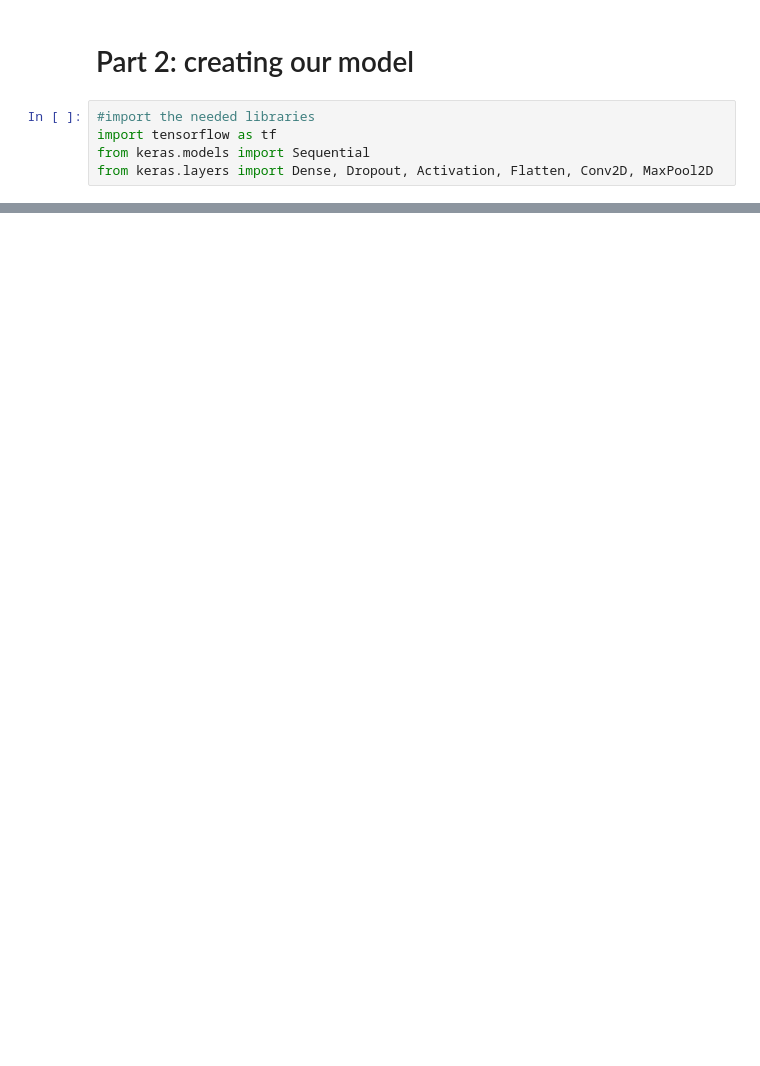
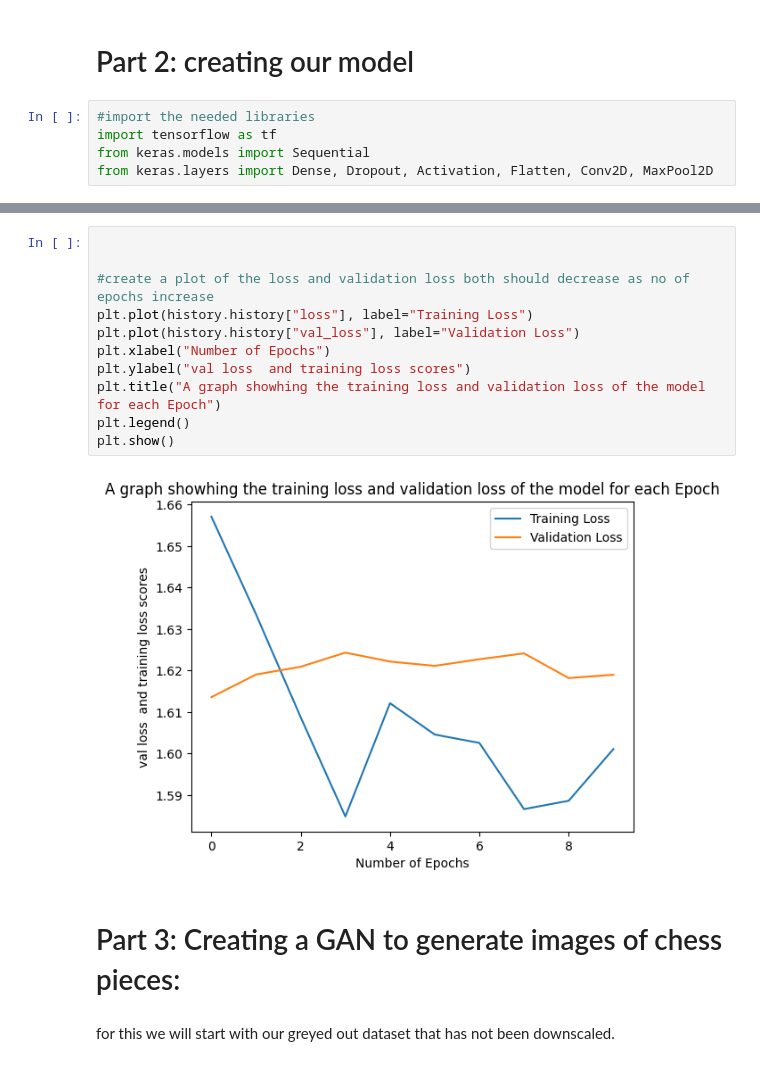
Before and after one commit to Beatrix-droid/introducing-CNNs, a Jupyter notebook: Untitled.ipynb, the cells around one changed output, grey strips where cells are left out. Saved outputs shown, nothing was run; the diff lists cells and outputs as text; blank space fills up the shorter version.

```diff
--- a/Untitled.ipynb
+++ b/Untitled.ipynb
@@ -179,0 +215,17 @@ model.compile(optimizer=tf.keras.optimizers.Adam(learning_rate=0.001),
+# %%
+
+
+#create a plot of the loss and validation loss both should decrease as no of epochs increase
+plt.plot(history.history["loss"], label="Training Loss")
+plt.plot(history.history["val_loss"], label="Validation Loss")
+plt.xlabel("Number of Epochs")
+plt.ylabel("val loss  and training loss scores")
+plt.title("A graph showhing the training loss and validation loss of the model for each Epoch")
+plt.legend()
+plt.show()
+# %% [output]
+[figure, added]
+# %% [markdown]
+# Part 3: Creating a GAN to generate images of chess pieces:
+# %% [markdown]
+for this we will start with our greyed out dataset that has not been downscaled.
```
Also changed, not shown: parts of 11 cells of this notebook, 6 other files.
